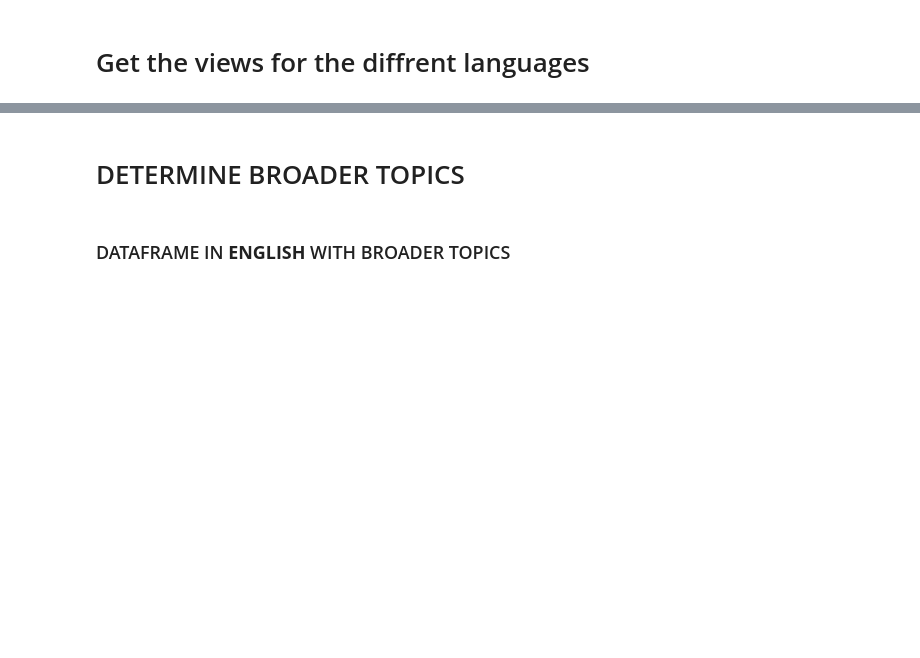
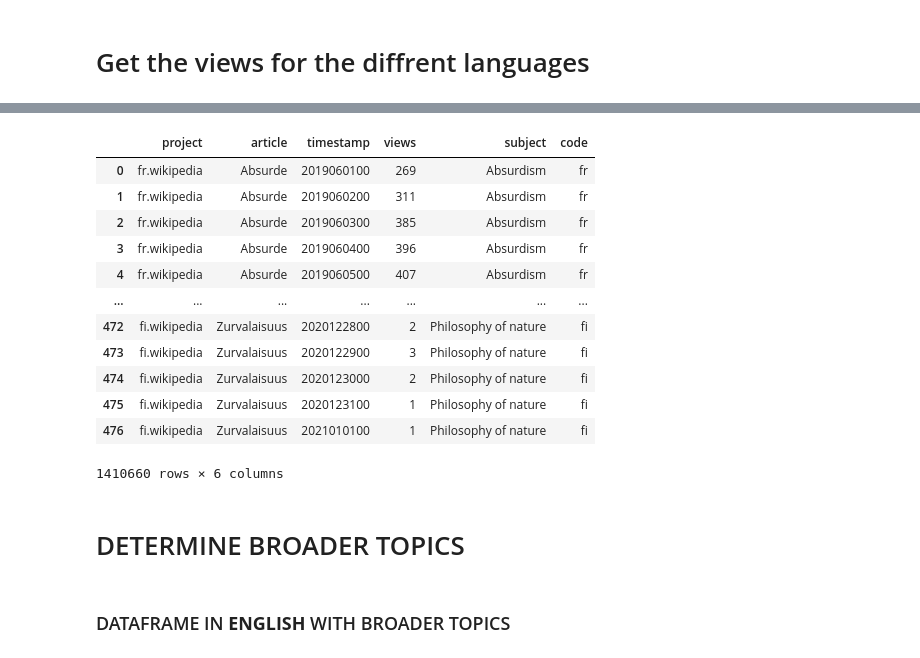
Before and after one commit to epfl-ada/ada-2023-project-mandarinecorp, a Jupyter notebook: CollectData.ipynb, the cells around one changed output, grey strips where cells are left out. Saved outputs shown, nothing was run; the diff lists cells and outputs as text; code cells hidden in the pictures; blank space fills up the shorter version.

Commit message:
df daily

```diff
--- a/CollectData.ipynb
+++ b/CollectData.ipynb
@@ -71,7 +71,7 @@ np.save('data/section_titles.npy', section_titles)
 philo_views_en=pd.DataFrame()
 
 #PAGEVIEWS
-for page_title in article_to_get:
+for page_title in section_titles:
     # URL for the Wikimedia Pagecounts API to get the number of views for a page
     url = f'https://wikimedia.org/api/rest_v1/metrics/pageviews/per-article/en.wikipedia.org/all-access/all-agents/{page_title}/daily/2019060100/2021010100'
 
@@ -175,10 +165,17 @@ def get_page_views_by_languages(links,page_titles):
 
         }
         # Find country code:
-        code, title = find_country_code_and_title(link)
+        code = urlsplit(link).hostname.split('.')[0]
+
+        path = unquote(urlsplit(link).path)
+        # Use a regular expression to find the title part
+        match = re.search(r'/wiki/(.+)', path)
+        title = match.group(1)
+
+        #print(link,title,code)
 
         subject=page_titles[index_subject]
-        url = f'https://wikimedia.org/api/rest_v1/metrics/pageviews/per-article/{code}.wikipedia.org/all-access/all-agents/{title}/daily/2018010100/2023010100'
+        url = f'https://wikimedia.org/api/rest_v1/metrics/pageviews/per-article/{code}.wikipedia.org/all-access/all-agents/{title}/daily/2019060100/2021010100'
         # Making a GET request
         response_views = requests.get(url,headers=headers)
 
@@ -186,19 +183,21 @@ def get_page_views_by_languages(links,page_titles):
         if response_views.status_code == 200:
             # Print the response content
             data = response_views.json()
-        #else:
-            # Print an error message if the request was unsuccessful
-            #print(f"Error: {response_views.status_code}")
-            #print(title)
+            # Extract the 'items' list from the data
+            items_list = data['items']
+            #print(items_list)
+            # Create a DataFrame
+            df = pd.DataFrame(items_list)
+            df["subject"]=subject
+            df["code"] =code
+            #print(df)
+            philo_views = pd.concat([philo_views,df])
+        else:
+            #Print an error message if the request was unsuccessful
+            print(f"Error: {response_views.status_code}")
+            print(title)
 
 
-        # Extract the 'items' list from the data
-        items_list = data['items']
-        # Create a DataFrame
-        df = pd.DataFrame(items_list)
-        df["subject"]=subject
-        df["code"] =code
-        philo_views = pd.concat([philo_views,df])
         i+=1
         if i==11 :
             index_subject+=1
@@ -206,0 +228,16 @@ def get_page_views_by_languages(links,page_titles):
+# %%
+Views_all_lang
+# %% [output]
+|  | project | article | timestamp | views | subject | code |
+| 0 | fr.wikipedia | Absurde | 2019060100 | 269 | Absurdism | fr |
+| 1 | fr.wikipedia | Absurde | 2019060200 | 311 | Absurdism | fr |
+| 2 | fr.wikipedia | Absurde | 2019060300 | 385 | Absurdism | fr |
+| 3 | fr.wikipedia | Absurde | 2019060400 | 396 | Absurdism | fr |
+| 4 | fr.wikipedia | Absurde | 2019060500 | 407 | Absurdism | fr |
+| ... | ... | ... | ... | ... | ... | ... |
+| 472 | fi.wikipedia | Zurvalaisuus | 2020122800 | 2 | Philosophy of nature | fi |
+| 473 | fi.wikipedia | Zurvalaisuus | 2020122900 | 3 | Philosophy of nature | fi |
+| 474 | fi.wikipedia | Zurvalaisuus | 2020123000 | 2 | Philosophy of nature | fi |
+| 475 | fi.wikipedia | Zurvalaisuus | 2020123100 | 1 | Philosophy of nature | fi |
+| 476 | fi.wikipedia | Zurvalaisuus | 2021010100 | 1 | Philosophy of nature | fi |
+1410660 rows × 6 columns
```
Also changed, not shown: parts of 11 cells of this notebook, 18 other files.
